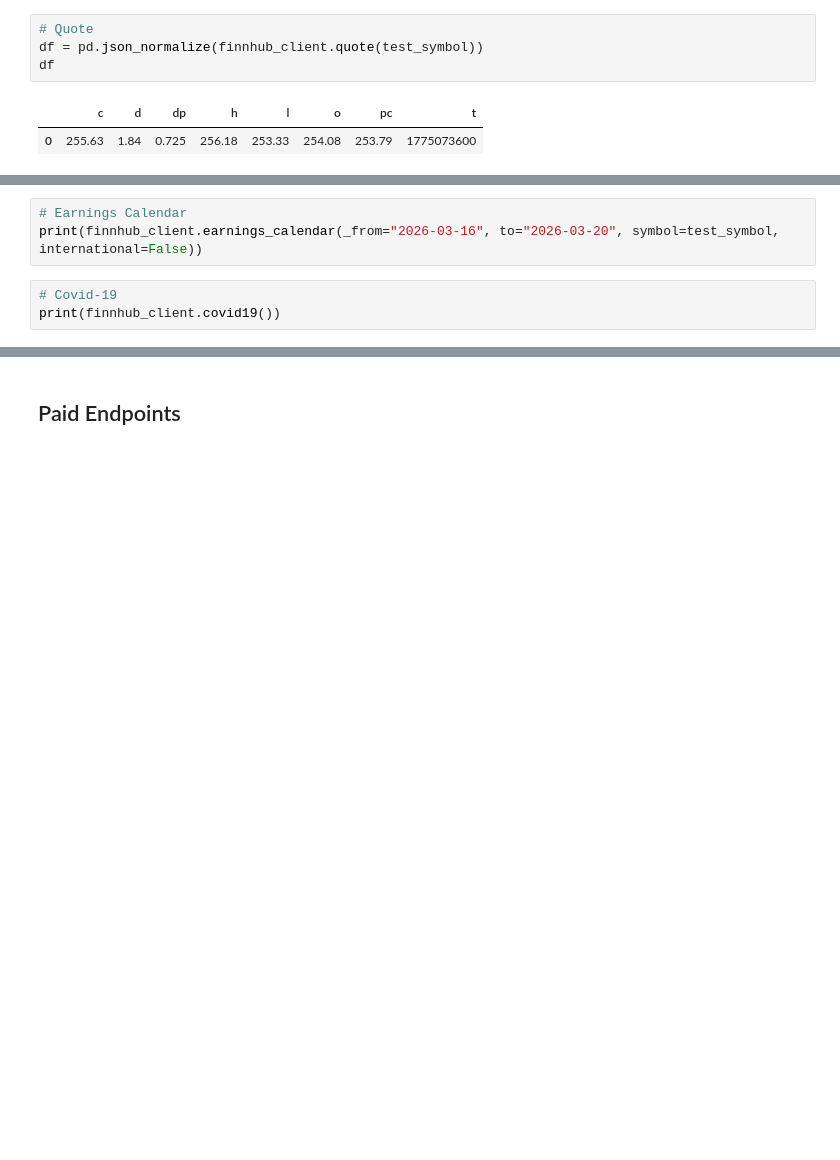
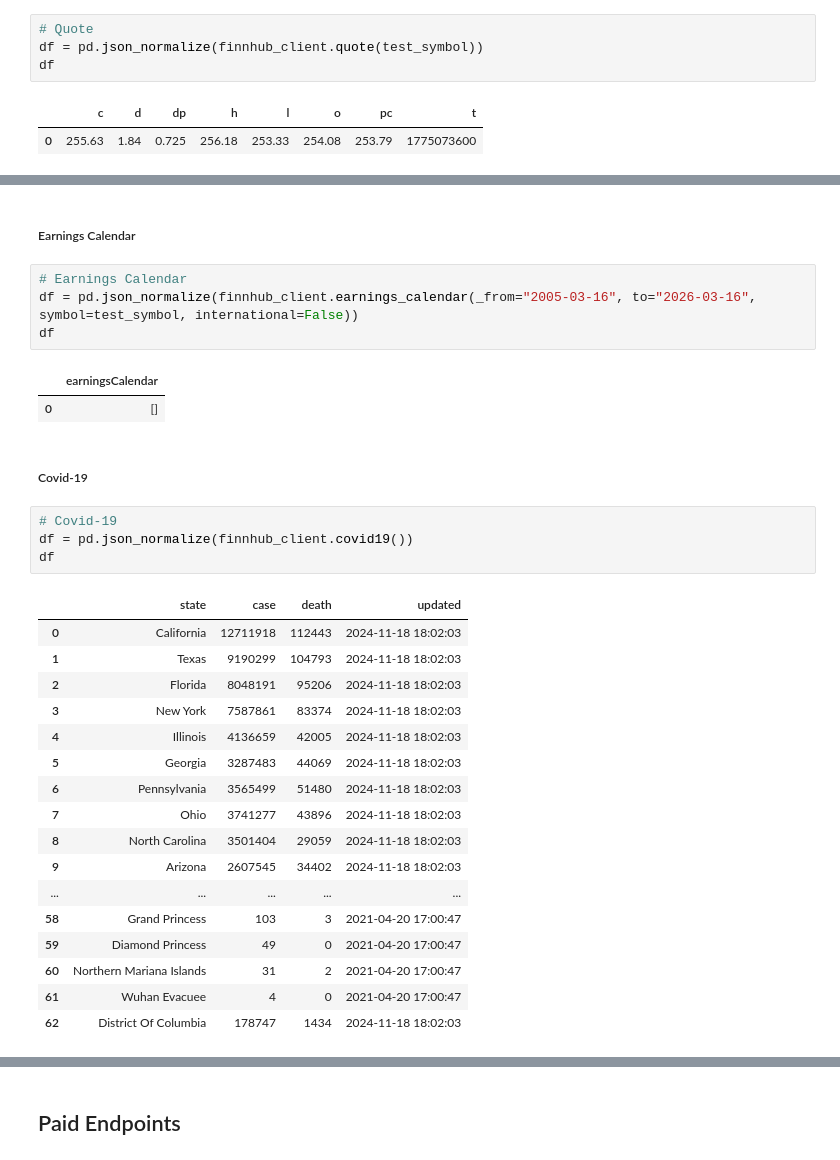
Before and after one commit to dsavas07/Stock-Keeper, a Jupyter notebook: Finnhub_API_Test.ipynb, the cells around one changed output, grey strips where cells are left out. Saved outputs shown, nothing was run; the diff lists cells and outputs as text; blank space fills up the shorter version.

```diff
--- a/Finnhub_API_Test.ipynb
+++ b/Finnhub_API_Test.ipynb
@@ -504,6 +523,33 @@ print(finnhub_client.stock_symbols('US')[0:5])
+# %% [markdown]
+##### Earnings Calendar
 # %%
 # Earnings Calendar
-print(finnhub_client.earnings_calendar(_from="2026-03-16", to="2026-03-20", symbol=test_symbol, international=False))
+df = pd.json_normalize(finnhub_client.earnings_calendar(_from="2005-03-16", to="2026-03-16", symbol=test_symbol, international=False))
+df
+# %% [output]
+|  | earningsCalendar |
+| 0 | [] |
+# %% [markdown]
+##### Covid-19
 # %%
 # Covid-19
-print(finnhub_client.covid19())
+df = pd.json_normalize(finnhub_client.covid19())
+df
+# %% [output]
+|  | state | case | death | updated |
+| 0 | California | 12711918 | 112443 | 2024-11-18 18:02:03 |
+| 1 | Texas | 9190299 | 104793 | 2024-11-18 18:02:03 |
+| 2 | Florida | 8048191 | 95206 | 2024-11-18 18:02:03 |
+| 3 | New York | 7587861 | 83374 | 2024-11-18 18:02:03 |
+| 4 | Illinois | 4136659 | 42005 | 2024-11-18 18:02:03 |
+| 5 | Georgia | 3287483 | 44069 | 2024-11-18 18:02:03 |
+| 6 | Pennsylvania | 3565499 | 51480 | 2024-11-18 18:02:03 |
+| 7 | Ohio | 3741277 | 43896 | 2024-11-18 18:02:03 |
+| 8 | North Carolina | 3501404 | 29059 | 2024-11-18 18:02:03 |
+| 9 | Arizona | 2607545 | 34402 | 2024-11-18 18:02:03 |
+| ... | ... | ... | ... | ... |
+| 58 | Grand Princess | 103 | 3 | 2021-04-20 17:00:47 |
+| 59 | Diamond Princess | 49 | 0 | 2021-04-20 17:00:47 |
+| 60 | Northern Mariana Islands | 31 | 2 | 2021-04-20 17:00:47 |
+| 61 | Wuhan Evacuee | 4 | 0 | 2021-04-20 17:00:47 |
+| 62 | District Of Columbia | 178747 | 1434 | 2024-11-18 18:02:03 |
```
Also changed, not shown: parts of 20 cells of this notebook.
